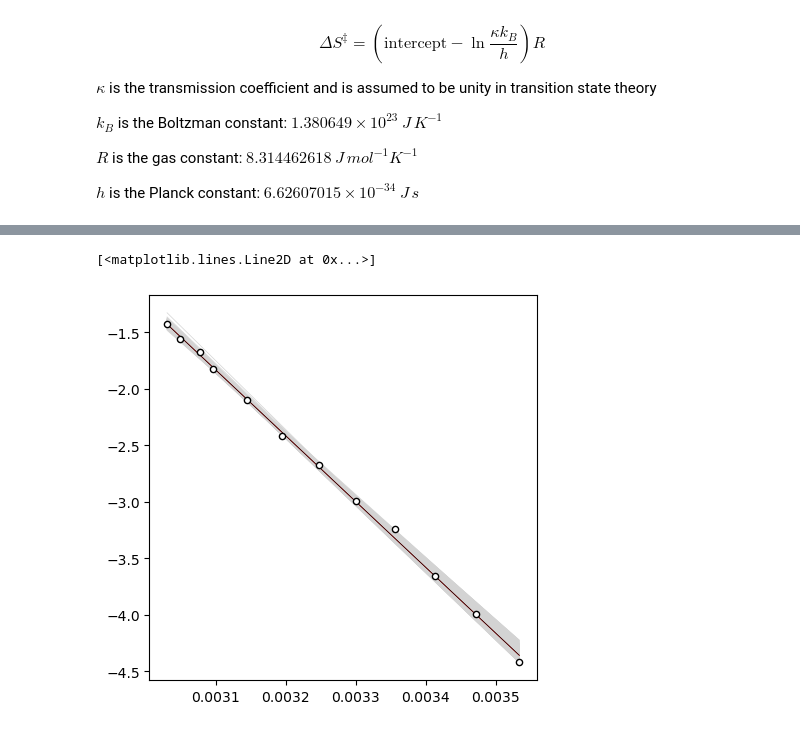
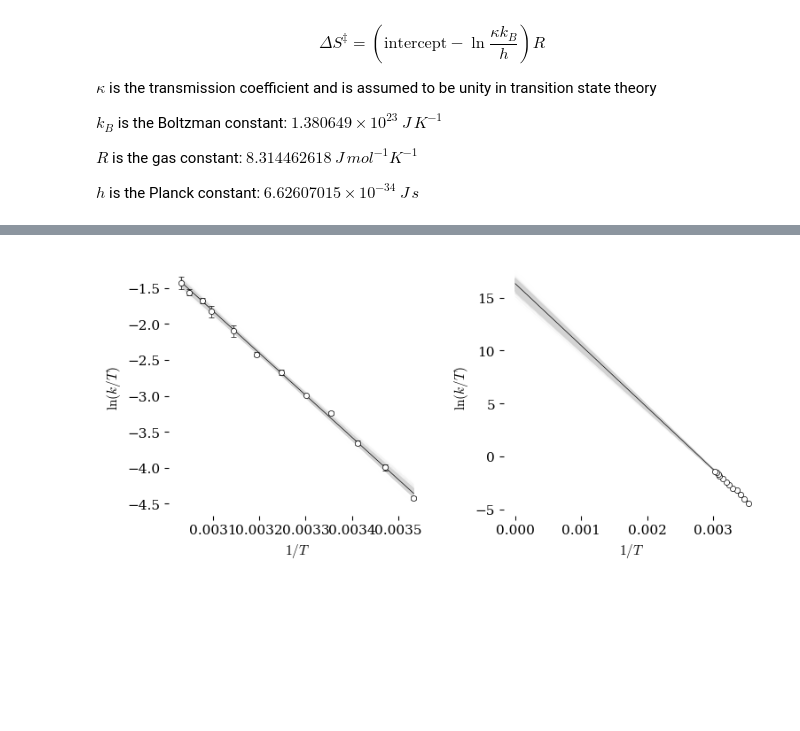
Before and after one commit to blinkletter/StealThisCode, a Jupyter notebook: 5_Erying/5_Erying_Plots.ipynb, the cells around one changed output, grey strips where cells are left out. Saved outputs shown, nothing was run; the diff lists cells and outputs as text; code cells hidden in the pictures; blank space fills up the shorter version.

```diff
--- a/5_Erying/5_Erying_Plots.ipynb
+++ b/5_Erying/5_Erying_Plots.ipynb
@@ -369,8 +341,32 @@ y = np.array(y)    # Pandas series to NumPy array
 def linear(x, slope, intercept):
     return slope * x + intercept
 
-plt.figure(figsize=(5,5))
+### Create figure for plot
+plt.rcdefaults()
 
+style = "tufte.mplstyle"
+#style = "S2_classic2.mplstyle"
+style_name = github_location_styles + style
+plt.style.use(style_name)
+
+size = [8,4]
+fig, ax = plt.subplots(nrows=1, ncols=2, figsize=size)
+
+ax[0].set(
+#          title = Title,
+          ylabel=r"$\ln (k / T)$",
+          xlabel=r"$1/T$",
+#          xlim=[0, np.max(x) + np.max(x) * 0.1],
+#          ylim=[None,None]
+         )
+ax[1].set(
+#          title = Title,
+          ylabel=r"$\ln (k / T)$",
+          xlabel=r"$1/T$",
+#          xlim=[0, np.max(x) + np.max(x) * 0.1],
+#          ylim=[None,None]
+         )
+## Plot in range of data
 
 slope_list = []
 intercept_list = []
@@ -384,27 +380,33 @@ for i in range(0, 2000):
     y_err_samples = y_err[sample_index]
 
     popt,pcov = curve_fit(linear, X_samples, y_samples,
-              #         sigma = y_err_samples, absolute_sigma=False  # Include st_devs for y data in calculations
+                       sigma = y_err_samples, absolute_sigma=False  # Include st_devs for y data in calculations
                      )
     [slope,intercept] = popt
     slope_list.append(slope)
     intercept_list.append(intercept)
 
-#    xa = np.insert(xa,0,0)   # insert zero into first position of x data so line fit starts from zero
+    xb = np.insert(xa,0,0)   # insert zero into first position of x data so line fit starts from zero
 
-    plt.plot(xa, linear(xa, slope, intercept), color='lightgrey', linewidth = 0.5, alpha=1, zorder=1)
+    ax[0].plot(xa, linear(xa, slope, intercept), color='lightgrey', linewidth = 0.5, alpha=.01, zorder=1)
+    ax[1].plot(xb, linear(xb, slope, intercept), color='lightgrey', linewidth = 0.5, alpha=.01, zorder=1)
 
 xa = np.array(x)    # I plan to use some numpy functions on these data series so converts from
 
 popt,pcov = curve_fit(linear, xa, y,
-           #            sigma = y_err, absolute_sigma=False  # Include st_devs for y data in calculations
+                       sigma = y_err, absolute_sigma=False  # Include st_devs for y data in calculations
                      )
 
 [slope,intercept] = popt
 perr = np.sqrt(np.diag(pcov))
 
 
-plt.scatter(x,y, marker='o', color='white', s = 20, edgecolor='black', zorder=5)
+ax[0].scatter(x,y, marker='o', color='white', s = 20, edgecolor='black', linewidth = 0.5, zorder=5)
+ax[1].scatter(x,y, marker='o', color='white', s = 20, edgecolor='black', linewidth = 0.5, zorder=5)
+
+ax[0].errorbar(x, y, yerr=y_err, xerr=None, fmt="None",
+               ecolor="black", elinewidth=0.5,
+               capsize=2, capthick=0.5, zorder=2)
 
 
 conf = 95
@@ -415,19 +417,34 @@ top_slope = np.percentile(slope_list, high_p)
 bot_slope = np.percentile(slope_list, low_p)
 median_slope = np.percentile(slope_list, 50)
 
-print(top_slope)
-print(bot_slope)
-print(median_slope)
+print(f"Confidence level = {conf}%")
+print()
+
+print(f"slope range is {top_slope:0.1f} to {bot_slope:0.1f}")
+print(f"median slope in bootstrap population is {median_slope:0.1f}")
+print(f"best fit value for slope is {slope:0.1f}  +/- {perr[0]:0.1f}")
+print()
 
 top_intercept = np.percentile(intercept_list, high_p)
 bot_intercept = np.percentile(intercept_list, low_p)
 median_intercept = np.percentile(intercept_list, 50)
 
-print(top_intercept)
-print(bot_intercept)
-print(median_intercept)
+print(f"slope range is {top_intercept:0.1f} to {bot_intercept:0.2f}")
+print(f"median slope in bootstrap population is {median_intercept:0.2f}")
+print(f"best fit value for slope is {intercept:0.2f} +/- {perr[1]:0.2}")
 
-#xa = np.insert(xa,0,0)   # insert zero into first position of x data so line fit starts from zero
-plt.plot(xa, linear(xa, slope, intercept), color='red', linewidth = 0.5, zorder=4)
-plt.plot(xa, linear(xa, median_slope, median_intercept), color='black', linewidth = 0.5, zorder=4)
+
+xb = np.insert(xa,0,0)   # insert zero into first position of x data so line fit starts from zero
+
+#ax[0].plot(xa, linear(xa, slope, intercept), color='red', linewidth = 0.5, zorder=4)
+ax[0].plot(xa, linear(xa, median_slope, median_intercept), color='black', linewidth = 0.5, zorder=4)
+
+#ax[1].plot(xb, linear(xb, slope, intercept), color='red', linewidth = 0.5, zorder=4)
+ax[1].plot(xb, linear(xb, median_slope, median_intercept), color='black', linewidth = 0.5, zorder=4)
+
+
+### Output plot
+plt.tight_layout(pad=2, h_pad=None, w_pad=None, rect=None)
+plt.savefig("Eyring_bootstrap.pdf")
+plt.show()
 # %% [output]
@@ -440,2 +460 @@ plt.plot(xa, linear(xa, median_slope, median_intercept), color='black', linewidt
-[<matplotlib.lines.Line2D at 0x...>]
-[figure, old version]
+[figure, new version]
```
Also changed, not shown: parts of 11 cells of this notebook, 4 other files.
